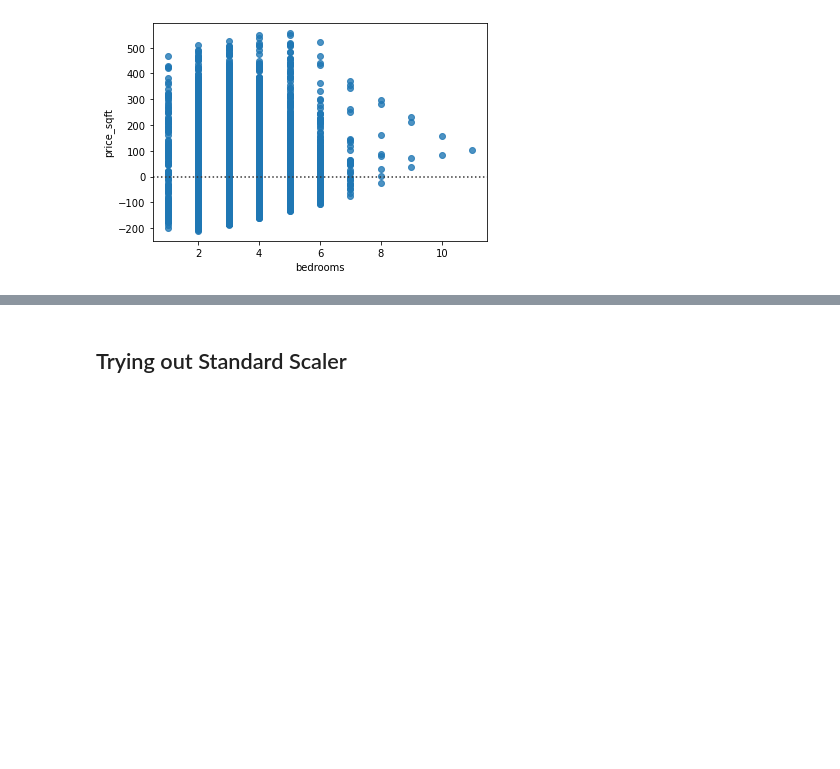
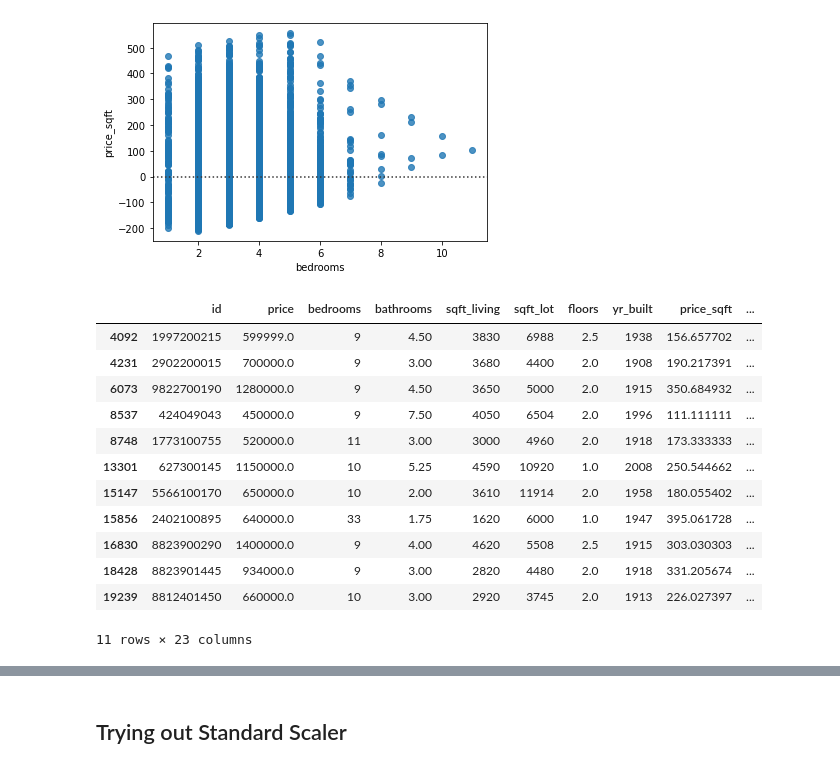
Before and after one commit to ThomasHChapman/P2-SeattleHousing, a Jupyter notebook: working_notebooks/tom_working.ipynb, the cells around one changed output, grey strips where cells are left out. Cells and saved outputs as stored; diff of their text form; code cells hidden in the pictures; blank space fills up the shorter version.

```diff
--- a/working_notebooks/tom_working.ipynb
+++ b/working_notebooks/tom_working.ipynb
@@ -364,3 +364,21 @@ sns.residplot(x=X_train['bedrooms'], y=y_train)
 plt.show()
 # %% [output]
 [figure]
+# %%
+# Might see some improvement if we get rid of our outliers in the bedrooms category. Relatively few that have > 8 rooms
+# May improve our QQ plot as well.
+kc_encoded.loc[kc_encoded['bedrooms'] > 8]
+# %% [output]
+|  | id | price | bedrooms | bathrooms | sqft_living | sqft_lot | floors | yr_built | price_sqft | ... |
+| 4092 | 1997200215 | 599999.0 | 9 | 4.50 | 3830 | 6988 | 2.5 | 1938 | 156.657702 | ... |
+| 4231 | 2902200015 | 700000.0 | 9 | 3.00 | 3680 | 4400 | 2.0 | 1908 | 190.217391 | ... |
+| 6073 | 9822700190 | 1280000.0 | 9 | 4.50 | 3650 | 5000 | 2.0 | 1915 | 350.684932 | ... |
+| 8537 | 424049043 | 450000.0 | 9 | 7.50 | 4050 | 6504 | 2.0 | 1996 | 111.111111 | ... |
+| 8748 | 1773100755 | 520000.0 | 11 | 3.00 | 3000 | 4960 | 2.0 | 1918 | 173.333333 | ... |
+| 13301 | 627300145 | 1150000.0 | 10 | 5.25 | 4590 | 10920 | 1.0 | 2008 | 250.544662 | ... |
+| 15147 | 5566100170 | 650000.0 | 10 | 2.00 | 3610 | 11914 | 2.0 | 1958 | 180.055402 | ... |
+| 15856 | 2402100895 | 640000.0 | 33 | 1.75 | 1620 | 6000 | 1.0 | 1947 | 395.061728 | ... |
+| 16830 | 8823900290 | 1400000.0 | 9 | 4.00 | 4620 | 5508 | 2.5 | 1915 | 303.030303 | ... |
+| 18428 | 8823901445 | 934000.0 | 9 | 3.00 | 2820 | 4480 | 2.0 | 1918 | 331.205674 | ... |
+| 19239 | 8812401450 | 660000.0 | 10 | 3.00 | 2920 | 3745 | 2.0 | 1913 | 226.027397 | ... |
+11 rows × 23 columns
```
Also changed, not shown: parts of 2 cells of this notebook.
